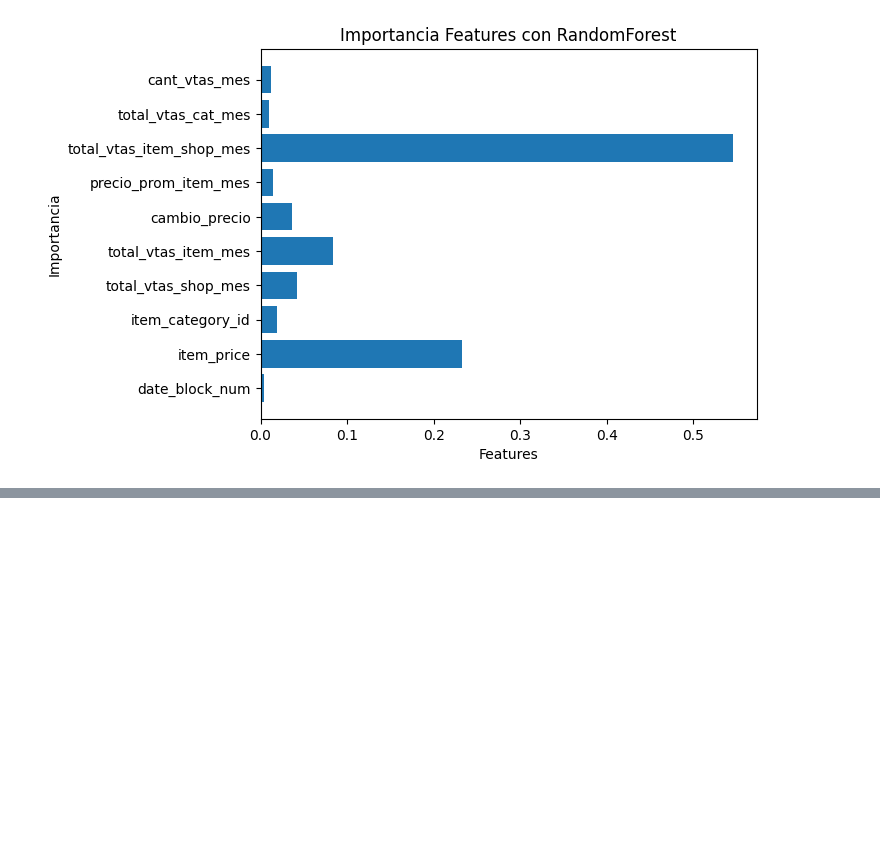
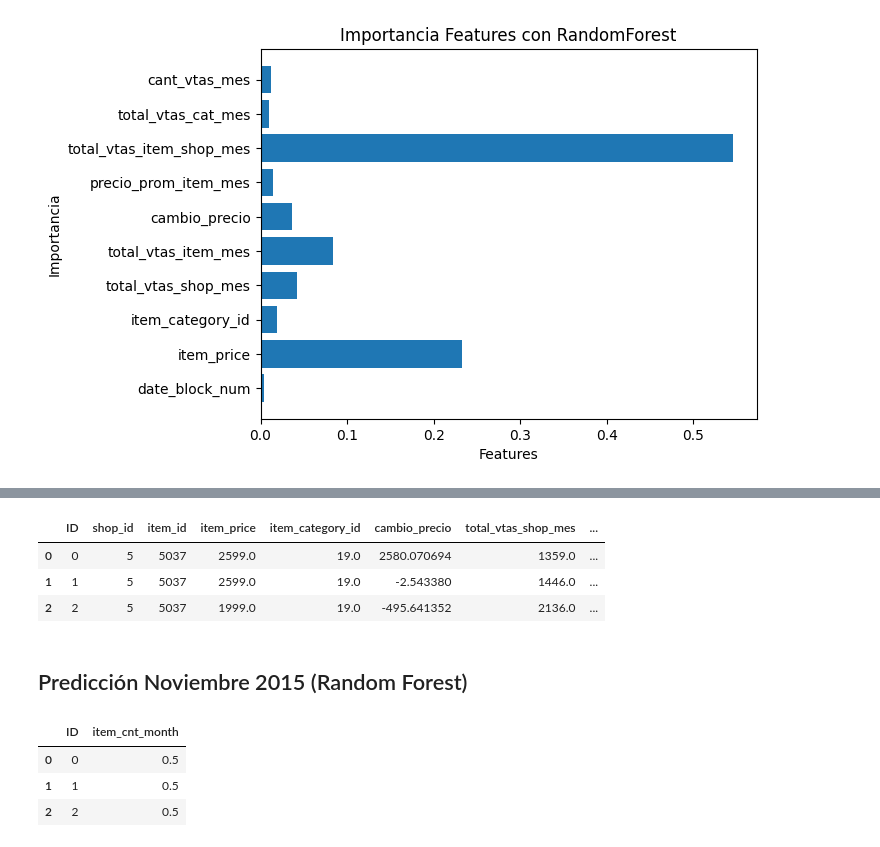
Before and after one commit to alexguttlein/OrgaDatos_TP2_MachineLearning, a Jupyter notebook: TP2_Machine_Learning.ipynb, the cells around one changed output, grey strips where cells are left out. Saved outputs shown, nothing was run; the diff lists cells and outputs as text; code cells hidden in the pictures; blank space fills up the shorter version.

Commit message:
se agrega prediccion para RF

```diff
--- a/TP2_Machine_Learning.ipynb
+++ b/TP2_Machine_Learning.ipynb
@@ -513,0 +698,49 @@ plt.show()
+# %%
+# se rellenan los datos de total_vtas_cat_mes con el valor más frecuente
+
+# calculo la media general de total_vtas_cat_mes
+moda_total_vtas_cat_mes = df['total_vtas_cat_mes'].agg(lambda x: x.mode()[0])
+
+# relleno los valores faltantes en 'total_vtas_cat_mes' con la moda general
+test['total_vtas_cat_mes'].fillna(moda_total_vtas_cat_mes, inplace=True)
+# %%
+# se rellenan los nan de precio_prom_item_mes con la moda de la categoria
+
+# calculo la media de precio_prom_item_mes por categoría de ítem
+moda_precio_prom_item_mes_por_categ = df.groupby('item_category_id')['precio_prom_item_mes'].agg(lambda x: x.mode()[0]).reset_index()
+moda_precio_prom_item_mes_por_categ.columns = ['item_category_id', 'moda_precio_prom_item_mes_por_categ']
+
+# se hace el merge con el df de test para añadir la media de precio promedio por categoría de ítem
+test = test.merge(moda_precio_prom_item_mes_por_categ, on='item_category_id', how='left')
+
+# se completan los valores faltantes en 'precio_prom_item_mes' con la moda calculada por categoría
+test['precio_prom_item_mes'].fillna(test['moda_precio_prom_item_mes_por_categ'], inplace=True)
+
+# se elimina la columna auxiliar
+test.drop(columns=['moda_precio_prom_item_mes_por_categ'], inplace=True)
+# %%
+# se rellenan los nan de 'total_vtas_item_shop_mes' con la moda por categoria
+
+# se calcula la moda de total_vtas_item_shop_mes por categoría de ítem
+moda_total_vtas_item_shop_mes_por_cat = df.groupby('item_category_id')['total_vtas_item_shop_mes'].agg(lambda x: x.mode()[0]).reset_index()
+moda_total_vtas_item_shop_mes_por_cat.columns = ['item_category_id', 'moda_total_vtas_item_shop_mes_por_cat']
+
+# se hace el merge con test para añadir la media de precio promedio por categoría de ítem
+test = test.merge(moda_total_vtas_item_shop_mes_por_cat, on='item_category_id', how='left')
+
+# se rellenan los valores faltantes en 'total_vtas_item_shop_mes' con la moda calculada por categoría
+test['total_vtas_item_shop_mes'].fillna(test['moda_total_vtas_item_shop_mes_por_cat'], inplace=True)
+
+# se borra la columna auxiliar
+test.drop(columns=['moda_total_vtas_item_shop_mes_por_cat'], inplace=True)
+# %%
+test['ID'] = test.index
+# %%
+test.head(3)
+# %% [output]
+|  | ID | shop_id | item_id | item_price | item_category_id | cambio_precio | total_vtas_shop_mes | ... |
+| 0 | 0 | 5 | 5037 | 2599.0 | 19.0 | 2580.070694 | 1359.0 | ... |
+| 1 | 1 | 5 | 5037 | 2599.0 | 19.0 | -2.543380 | 1446.0 | ... |
+| 2 | 2 | 5 | 5037 | 1999.0 | 19.0 | -495.641352 | 2136.0 | ... |
+# %% [markdown]
+## Predicción Noviembre 2015 (Random Forest)
@@ -513,0 +757,9 @@ plt.show()
+# %%
+# se verifica el tipo de salida requerido
+sub = pd.read_csv('sample_submission.csv')
+sub.head(3)
+# %% [output]
+|  | ID | item_cnt_month |
+| 0 | 0 | 0.5 |
+| 1 | 1 | 0.5 |
+| 2 | 2 | 0.5 |
```
Also changed, not shown: parts of 36 cells of this notebook.
